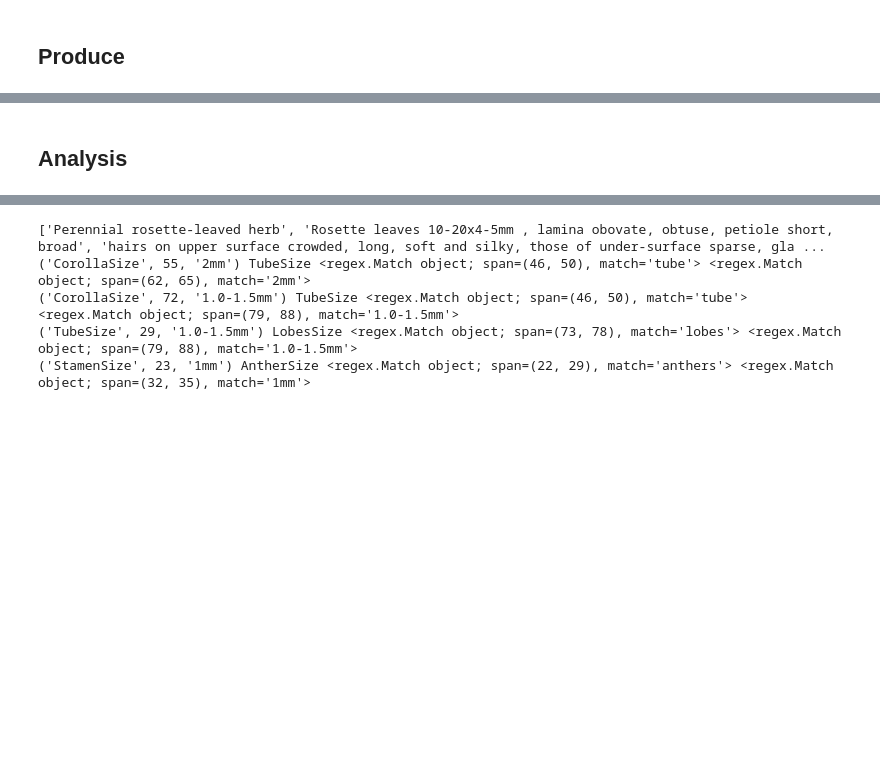
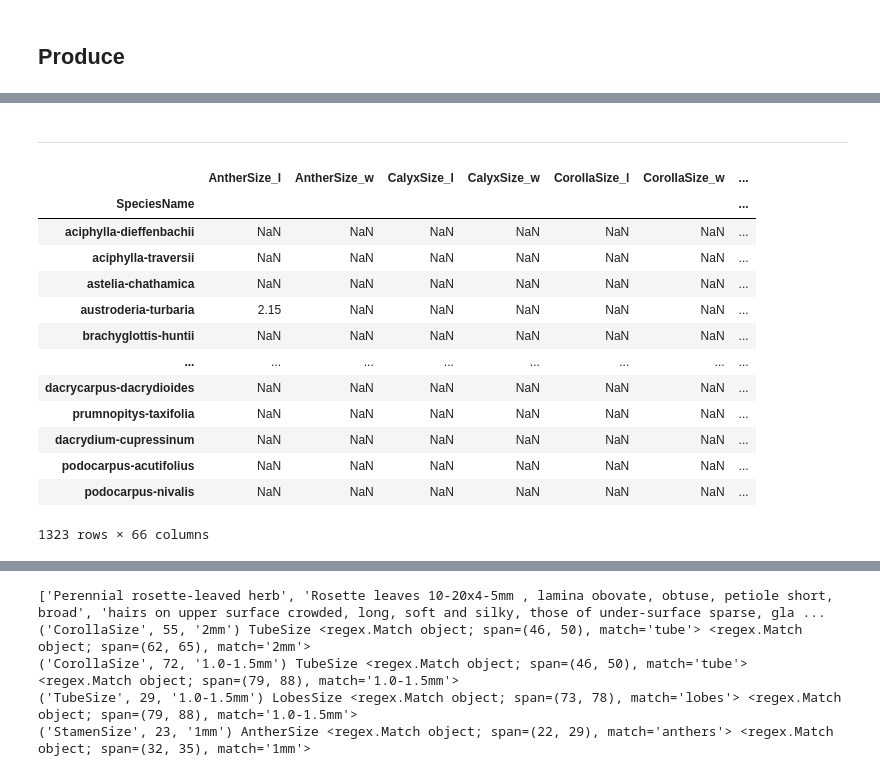
Before and after one commit to simone7monaco/newzeland-plants, a Jupyter notebook: Analysis.ipynb, the cells around one changed output, grey strips where cells are left out. Cells and saved outputs as stored; diff of their text form; code cells hidden in the pictures; blank space fills up the shorter version.

```diff
--- a/Analysis.ipynb
+++ b/Analysis.ipynb
@@ -136,2 +322,2 @@ features[features.notna().sum(axis=1) > 0].to_csv('processed_features.csv')
 # %% [markdown]
-## Analysis
+---
@@ -139,0 +328,17 @@ processed_features = pd.read_csv('processed_features.csv', index_col=0)
+# %%
+processed_features
+# %% [output]
+|  | AntherSize_l | AntherSize_w | CalyxSize_l | CalyxSize_w | CorollaSize_l | CorollaSize_w | ... |
+| SpeciesName |  |  |  |  |  |  | ... |
+| aciphylla-dieffenbachii | NaN | NaN | NaN | NaN | NaN | NaN | ... |
+| aciphylla-traversii | NaN | NaN | NaN | NaN | NaN | NaN | ... |
+| astelia-chathamica | NaN | NaN | NaN | NaN | NaN | NaN | ... |
+| austroderia-turbaria | 2.15 | NaN | NaN | NaN | NaN | NaN | ... |
+| brachyglottis-huntii | NaN | NaN | NaN | NaN | NaN | NaN | ... |
+| ... | ... | ... | ... | ... | ... | ... | ... |
+| dacrycarpus-dacrydioides | NaN | NaN | NaN | NaN | NaN | NaN | ... |
+| prumnopitys-taxifolia | NaN | NaN | NaN | NaN | NaN | NaN | ... |
+| dacrydium-cupressinum | NaN | NaN | NaN | NaN | NaN | NaN | ... |
+| podocarpus-acutifolius | NaN | NaN | NaN | NaN | NaN | NaN | ... |
+| podocarpus-nivalis | NaN | NaN | NaN | NaN | NaN | NaN | ... |
+1323 rows × 66 columns
```
Also changed, not shown: parts of 59 cells of this notebook, 6 other files.
